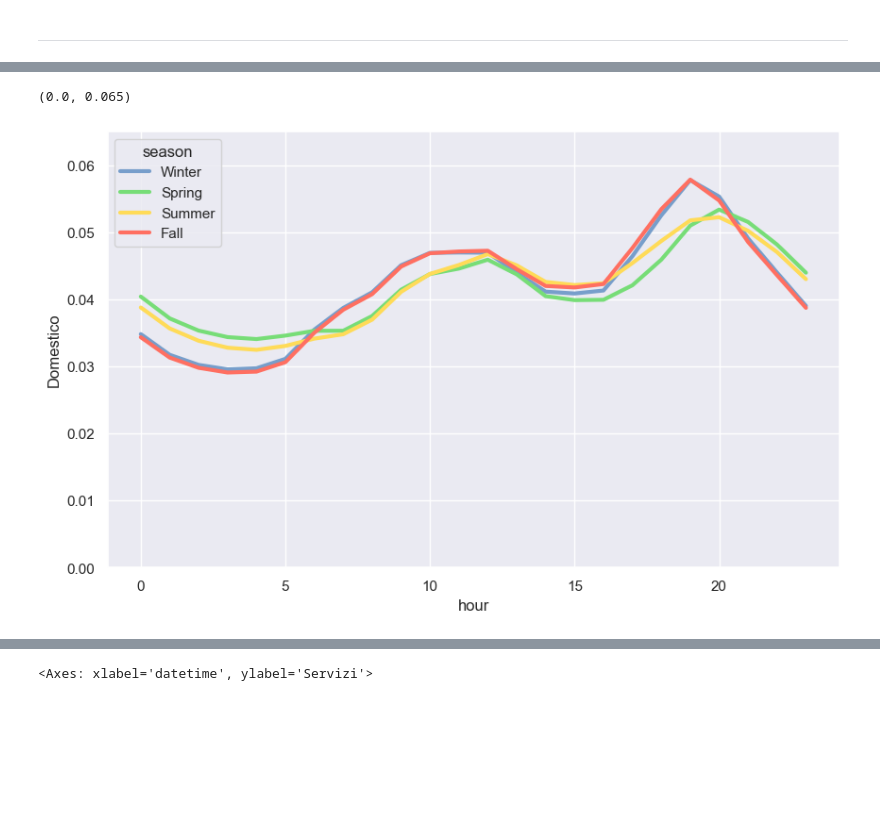
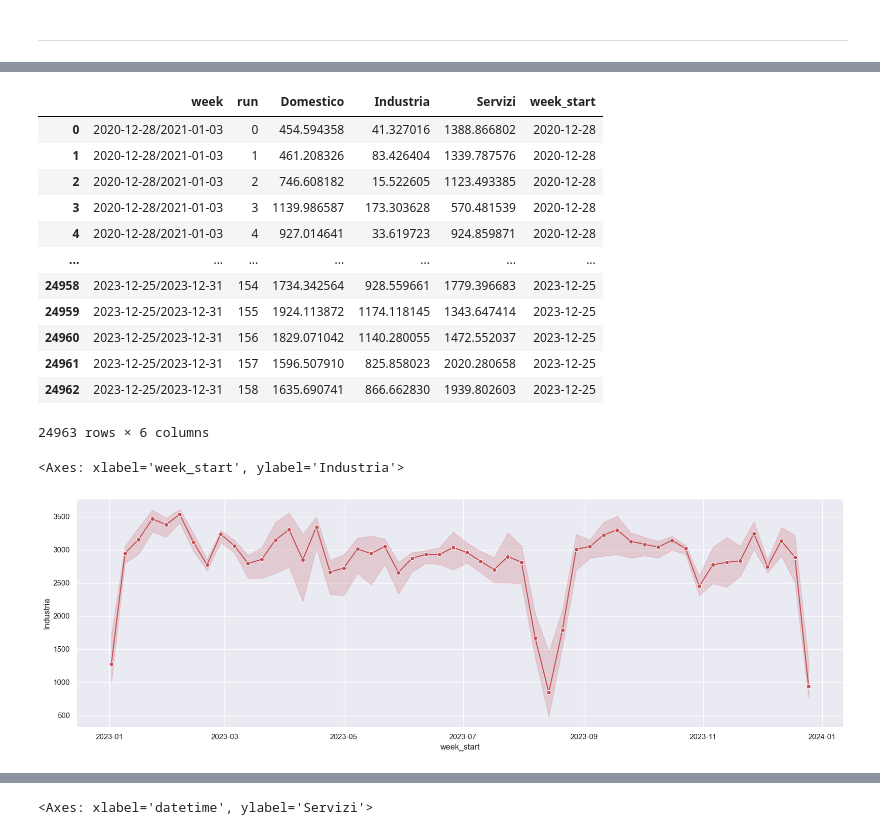
Before and after one commit to gkchln/load_bss, a Jupyter notebook: PenNMF/DecomposeLoadEnsemble.ipynb, the cells around one changed output, grey strips where cells are left out. Saved outputs shown, nothing was run; the diff lists cells and outputs as text; code cells hidden in the pictures; blank space fills up the shorter version.

```diff
--- a/PenNMF/DecomposeLoadEnsemble.ipynb
+++ b/PenNMF/DecomposeLoadEnsemble.ipynb
@@ -138,15 +78,0 @@ curves_comp['Component 1']
-# %%
-info_cols = ['region', 'year', 'month', 'daytype', 'date', 'run']
-
-comp_df = curves_comp['Component 1'].melt(id_vars=info_cols, var_name='hour', value_name='Component 1')
-
-for k in tqdm(range(1, H.shape[0])):
-    comp = f'Component {k + 1}'
-    comp_df[comp] = curves_comp[comp].melt(id_vars=info_cols, var_name='hour', value_name='load')['load']
-
-comp_df['date'] = pd.to_datetime(comp_df['date'])
-comp_df['hour'] = comp_df.hour.astype(float)
-comp_df['datetime'] = comp_df['date'] + pd.to_timedelta(comp_df['hour'], unit='h')
-comp_df.set_index('datetime', inplace=True)
-comp_df.sort_values(['region', 'date', 'hour', 'run'], inplace=True)
-comp_df
@@ -533,20 +536,40 @@ profiles
+# %%
+week_df = day_df.copy()
+week_df['week'] = pd.to_datetime(week_df.date).dt.to_period('W')
+week_df['Domestico'] = week_df['Component 1'] + week_df['Component 2']
+week_df['Industria'] = week_df['Component 3']
+week_df['Servizi'] = week_df['Component 4'] + week_df['Component 5']
+week_df = week_df.groupby(['week', 'run'], as_index=False)[sectors].sum()
+week_df['week_start'] = week_df.week.dt.to_timestamp()
+week_df
+# %% [output]
+|  | week | run | Domestico | Industria | Servizi | week_start |
+| 0 | 2020-12-28/2021-01-03 | 0 | 454.594358 | 41.327016 | 1388.866802 | 2020-12-28 |
+| 1 | 2020-12-28/2021-01-03 | 1 | 461.208326 | 83.426404 | 1339.787576 | 2020-12-28 |
+| 2 | 2020-12-28/2021-01-03 | 2 | 746.608182 | 15.522605 | 1123.493385 | 2020-12-28 |
+| 3 | 2020-12-28/2021-01-03 | 3 | 1139.986587 | 173.303628 | 570.481539 | 2020-12-28 |
+| 4 | 2020-12-28/2021-01-03 | 4 | 927.014641 | 33.619723 | 924.859871 | 2020-12-28 |
+| ... | ... | ... | ... | ... | ... | ... |
+| 24958 | 2023-12-25/2023-12-31 | 154 | 1734.342564 | 928.559661 | 1779.396683 | 2023-12-25 |
+| 24959 | 2023-12-25/2023-12-31 | 155 | 1924.113872 | 1174.118145 | 1343.647414 | 2023-12-25 |
+| 24960 | 2023-12-25/2023-12-31 | 156 | 1829.071042 | 1140.280055 | 1472.552037 | 2023-12-25 |
+| 24961 | 2023-12-25/2023-12-31 | 157 | 1596.507910 | 825.858023 | 2020.280658 | 2023-12-25 |
+| 24962 | 2023-12-25/2023-12-31 | 158 | 1635.690741 | 866.662830 | 1939.802603 | 2023-12-25 |
+24963 rows × 6 columns
+# %%
+week_df['week_no'] = week_df['week'].
 # %%
-daytype = 'Holiday'
-sector = 'Domestico'
-
-fig, ax = plt.subplots(figsize=(10, 6))
+sector = 'Industria'
+fig, ax = plt.subplots(figsize=(20, 6))
 sns.lineplot(
-    data=profiles,
-    x='hour',
+    data=week_df[week_df.week_start.dt.year==2023],
+    x='week_start',
     y=sector,
-    hue='season',
-    errorbar=None,
+    color=colors[3],
+    errorbar='pi',
     ax=ax,
-    # marker='o',
-    linewidth=3,
-    palette=['#779ecb', '#77dd77', '#ffdb58', '#ff6f61']
+    marker='o'
 )
-ax.set_ylim((0,0.065))
 # %% [output]
-(0.0, 0.065)
+<Axes: xlabel='week_start', ylabel='Industria'>
-[figure, old version]
+[figure, new version]
```
Also changed, not shown: parts of 37 cells of this notebook, 1 other file.
